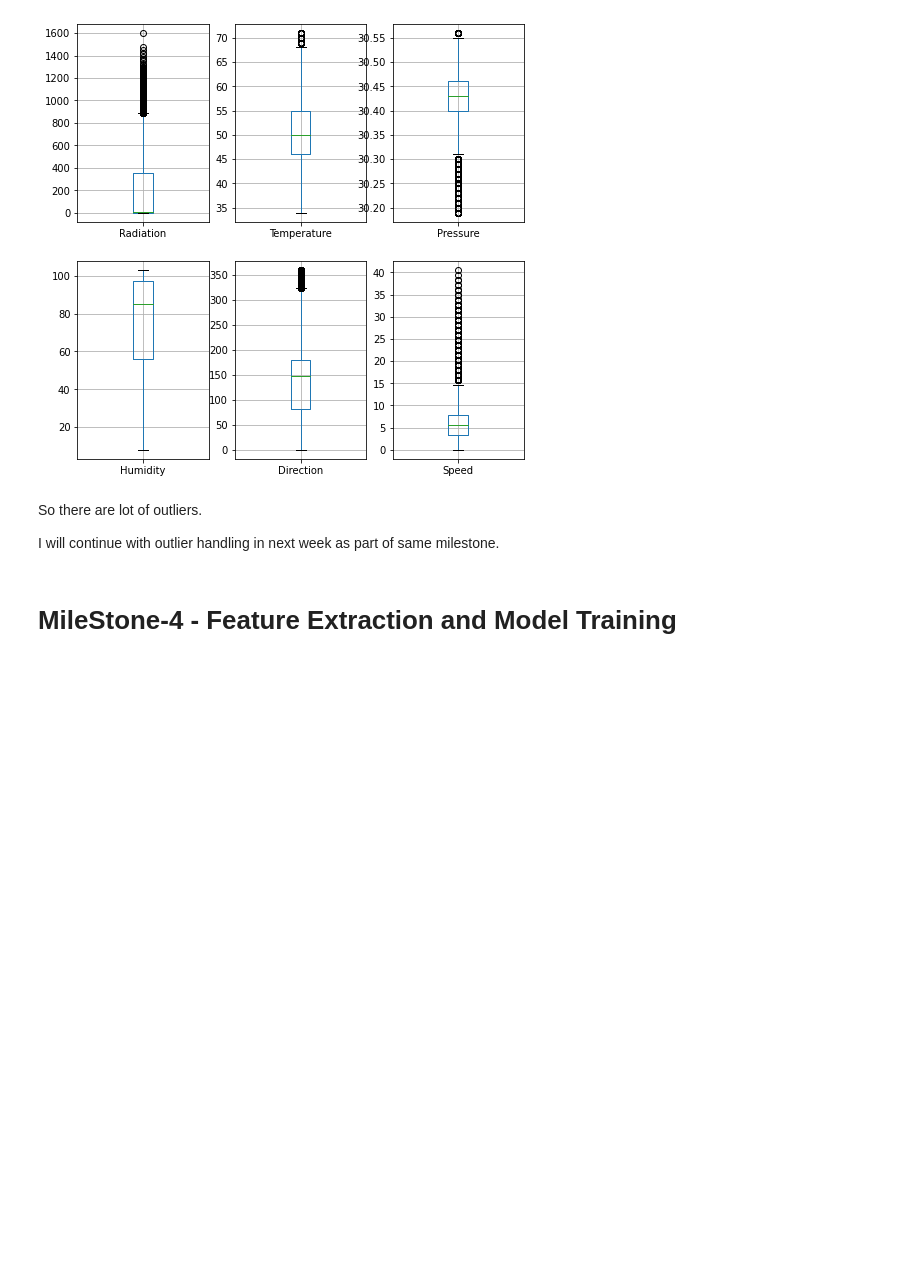
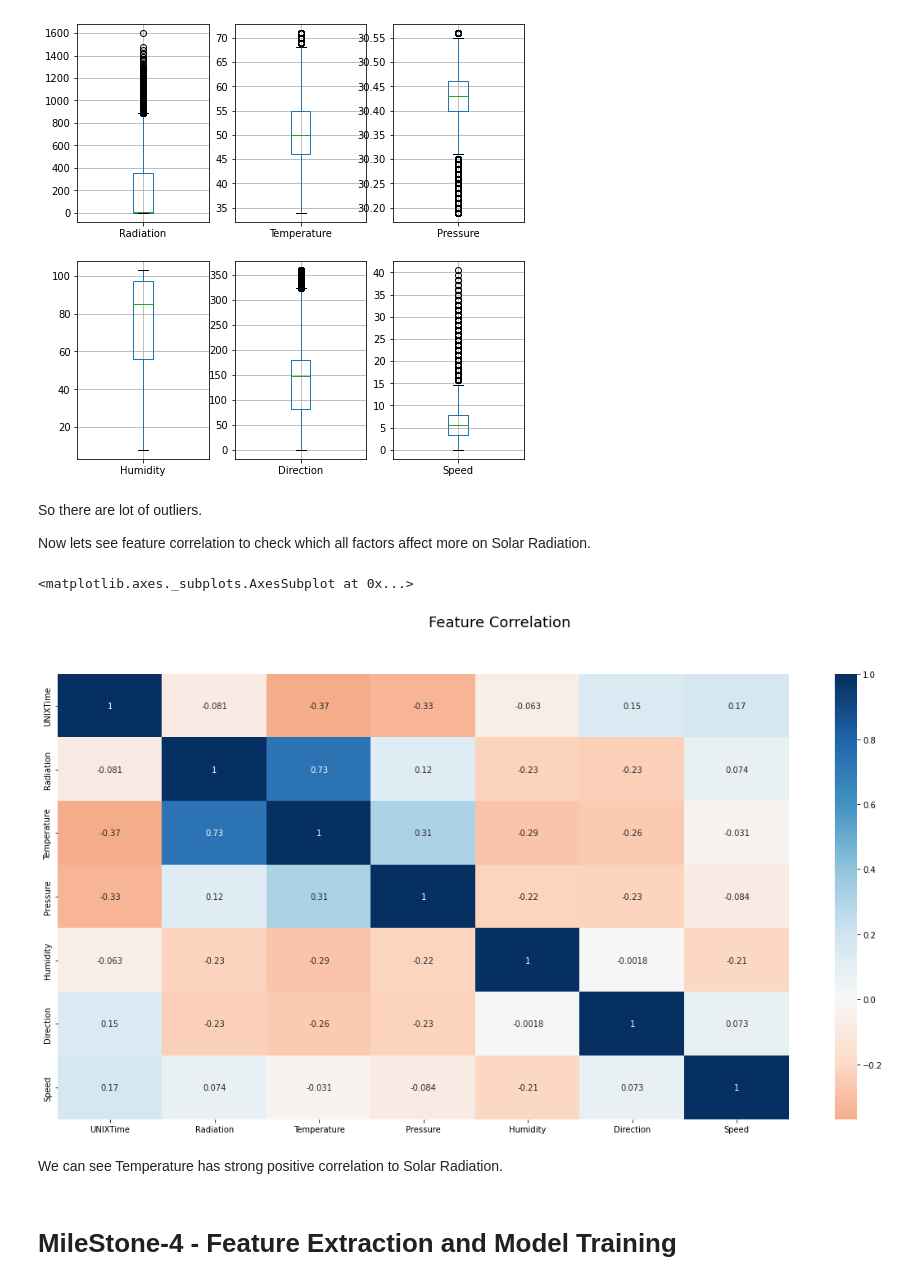
Before and after one commit to ninadcpa/DSC630, a Jupyter notebook: Predictive_Analytics_Final_Project.ipynb, the cells around one changed output. Cells and saved outputs as stored; diff of their text form; code cells hidden in the pictures; blank space fills up the shorter version.

Commit message:
milestone 4

```diff
--- a/Predictive_Analytics_Final_Project.ipynb
+++ b/Predictive_Analytics_Final_Project.ipynb
@@ -372,9 +372,18 @@ df.boxplot(column=['Speed'],ax=axs[1,2])
 plt.show()
 # %% [output]
 [figure]
-# %% [markdown]
-So there are lot of outliers.
-
-I will continue with outlier handling in next week as part of same milestone.
+# %% [markdown]
+So there are lot of outliers.
+
+Now lets see feature correlation to check which all factors affect more on Solar Radiation.
+# %%
+fig = plt.figure()
+fig.suptitle('Feature Correlation', fontsize=18)
+sns.heatmap(df.corr(), annot=True, cmap='RdBu', center=0)
+# %% [output]
+<matplotlib.axes._subplots.AxesSubplot at 0x...>
+[figure, added]
+# %% [markdown]
+We can see Temperature has strong positive correlation to Solar Radiation.
 # %% [markdown]
 # MileStone-4 - Feature Extraction and Model Training
```
Also changed, not shown: parts of 17 cells of this notebook.
